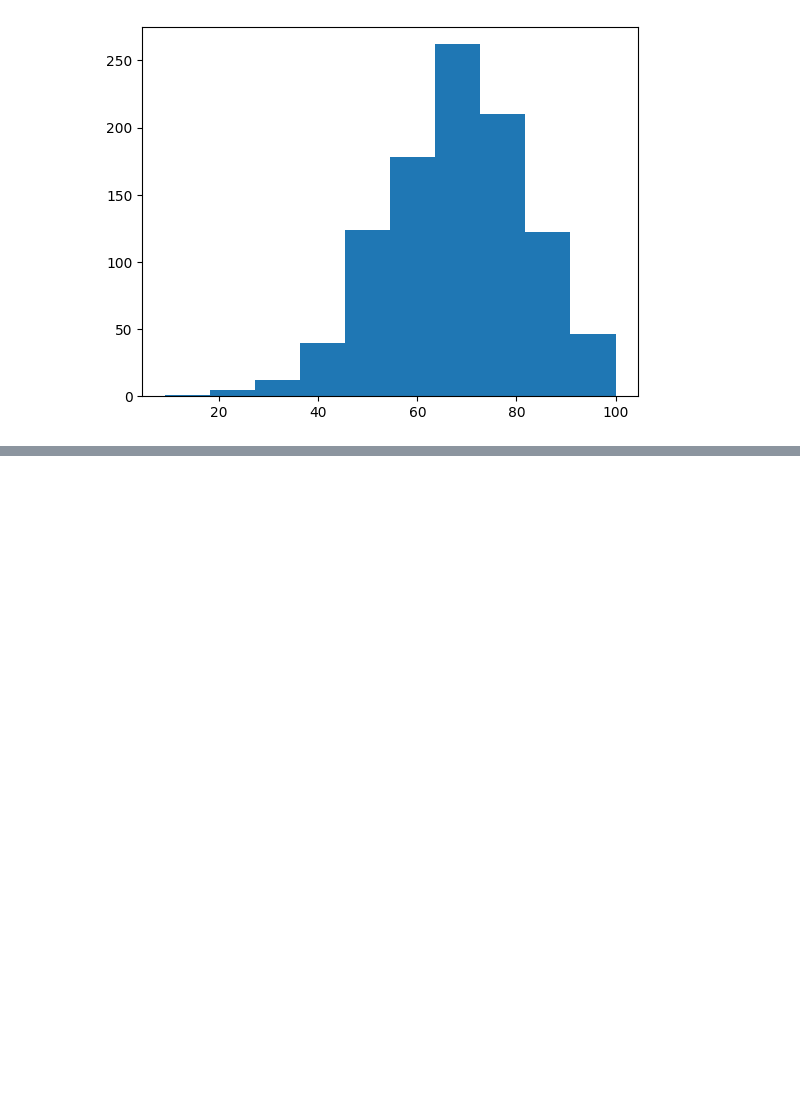
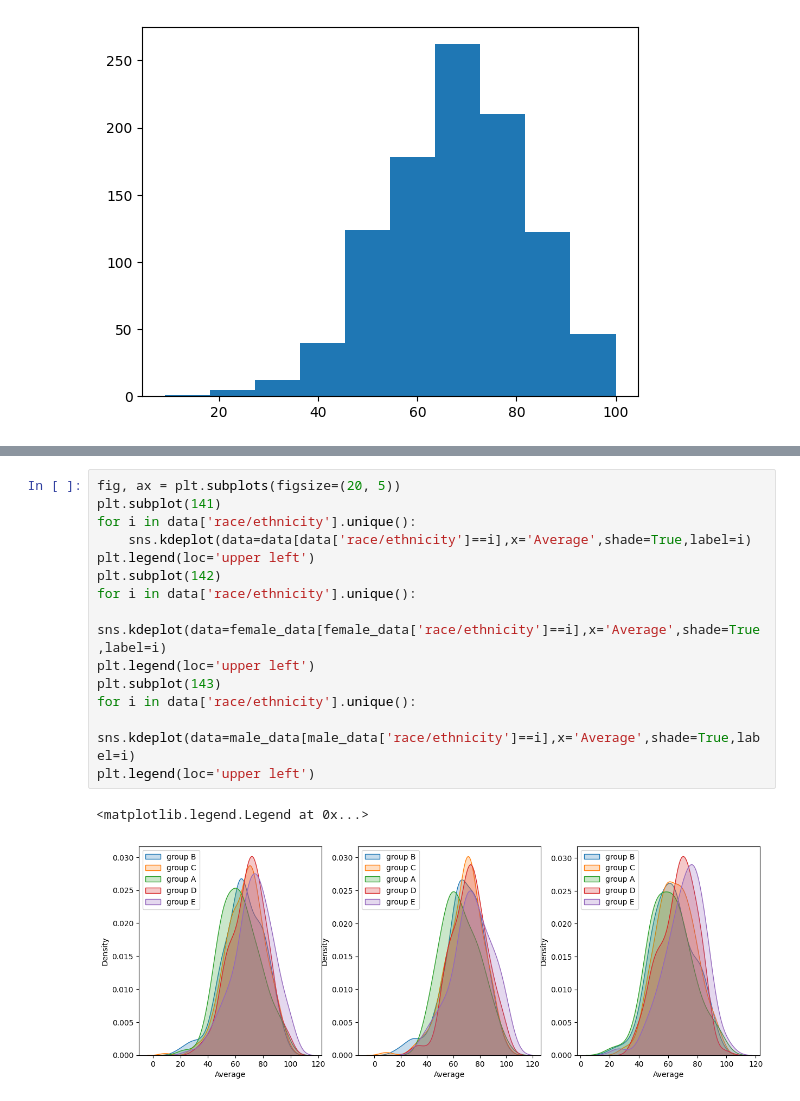
Before and after one commit to 464venkatsai/mlproject_with_deployment1, a Jupyter notebook: notebook/Student Performance Indicator.ipynb, the cells around one changed output, grey strips where cells are left out. Saved outputs shown, nothing was run; the diff lists cells and outputs as text; blank space fills up the shorter version.

```diff
--- a/notebook/Student Performance Indicator.ipynb
+++ b/notebook/Student Performance Indicator.ipynb
@@ -289,0 +329,17 @@ plt.legend()
+# %%
+fig, ax = plt.subplots(figsize=(20, 5))
+plt.subplot(141)
+for i in data['race/ethnicity'].unique():
+    sns.kdeplot(data=data[data['race/ethnicity']==i],x='Average',shade=True,label=i)
+plt.legend(loc='upper left')
+plt.subplot(142)
+for i in data['race/ethnicity'].unique():
+    sns.kdeplot(data=female_data[female_data['race/ethnicity']==i],x='Average',shade=True,label=i)
+plt.legend(loc='upper left')
+plt.subplot(143)
+for i in data['race/ethnicity'].unique():
+    sns.kdeplot(data=male_data[male_data['race/ethnicity']==i],x='Average',shade=True,label=i)
+plt.legend(loc='upper left')
+# %% [output]
+<matplotlib.legend.Legend at 0x...>
+[figure, added]
```
Also changed, not shown: parts of 30 cells of this notebook, 8 other files.
